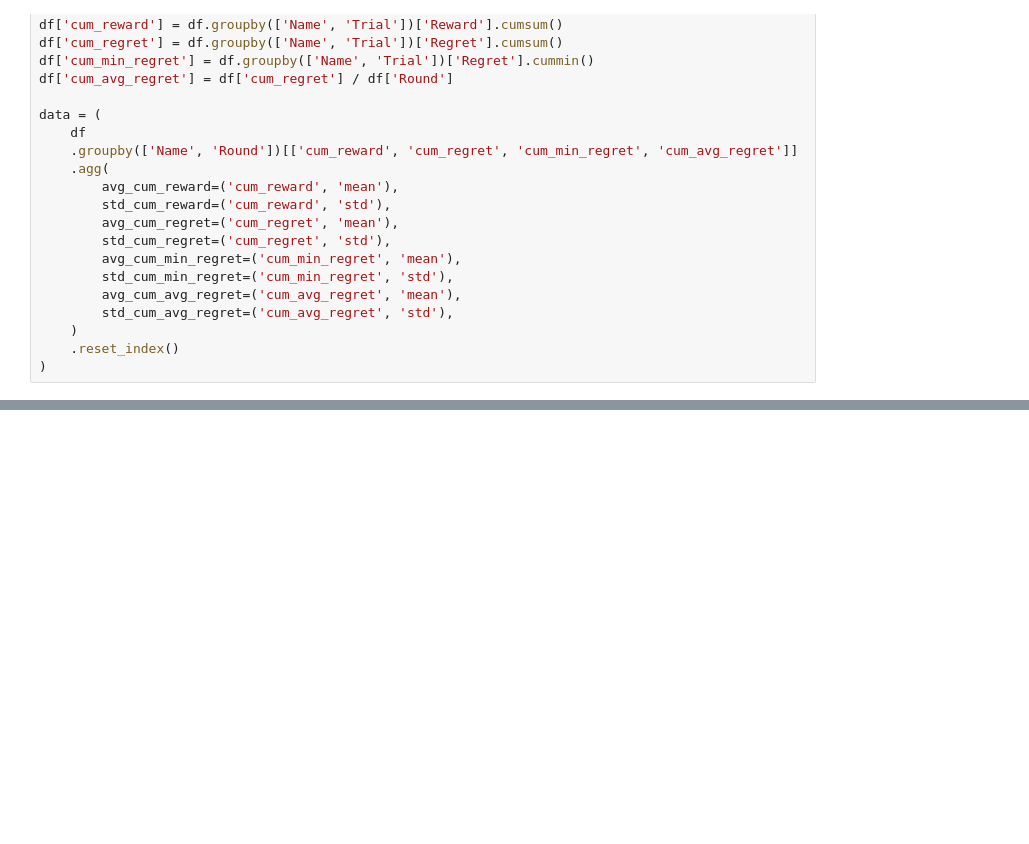
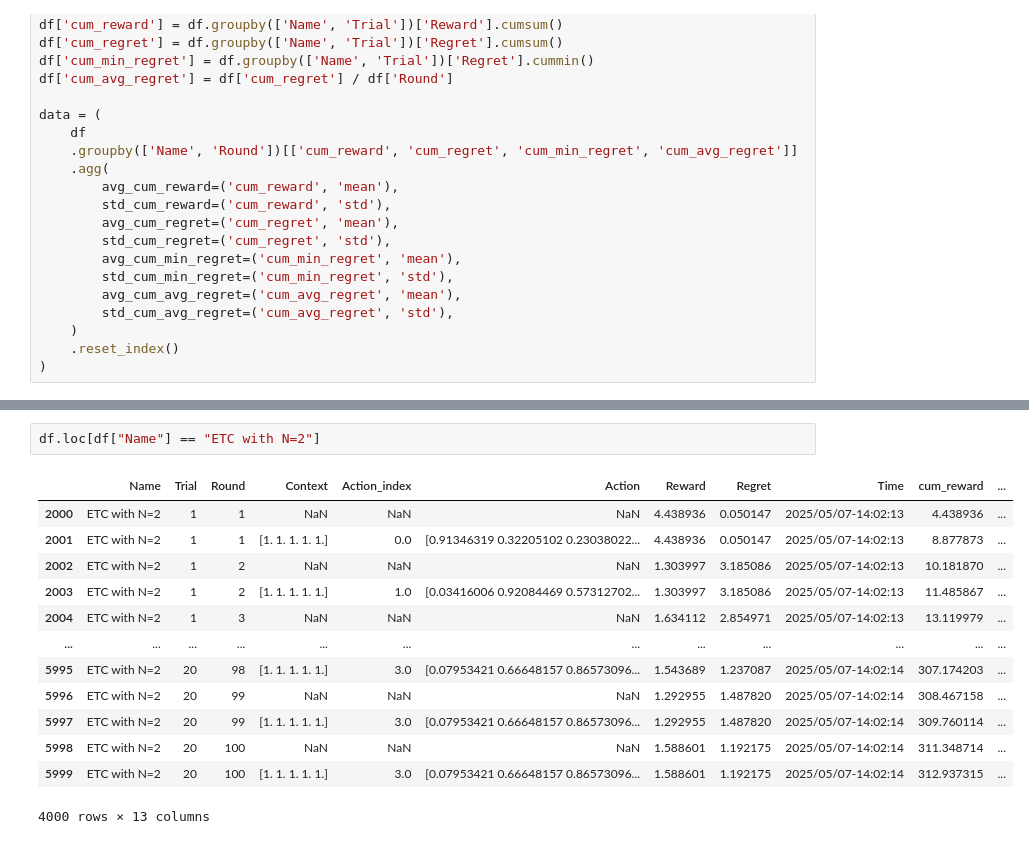
Before and after one commit to Martin092/ResearchProject, a Jupyter notebook: src/notebooks/testVisuzlizer.ipynb, the cells around one changed output, grey strips where cells are left out. Drawn from its saved outputs; the diff is of its cells as text; blank space fills up the shorter version.

```diff
--- a/src/notebooks/testVisuzlizer.ipynb
+++ b/src/notebooks/testVisuzlizer.ipynb
@@ -75,0 +78,16 @@ np.float64(9.0)
+# %%
+df.loc[df["Name"] == "ETC with N=2"]
+# %% [output]
+|  | Name | Trial | Round | Context | Action_index | Action | Reward | Regret | Time | cum_reward | ... |
+| 2000 | ETC with N=2 | 1 | 1 | NaN | NaN | NaN | 4.438936 | 0.050147 | 2025/05/07-14:02:13 | 4.438936 | ... |
+| 2001 | ETC with N=2 | 1 | 1 | [1. 1. 1. 1. 1.] | 0.0 | [0.91346319 0.32205102 0.23038022... | 4.438936 | 0.050147 | 2025/05/07-14:02:13 | 8.877873 | ... |
+| 2002 | ETC with N=2 | 1 | 2 | NaN | NaN | NaN | 1.303997 | 3.185086 | 2025/05/07-14:02:13 | 10.181870 | ... |
+| 2003 | ETC with N=2 | 1 | 2 | [1. 1. 1. 1. 1.] | 1.0 | [0.03416006 0.92084469 0.57312702... | 1.303997 | 3.185086 | 2025/05/07-14:02:13 | 11.485867 | ... |
+| 2004 | ETC with N=2 | 1 | 3 | NaN | NaN | NaN | 1.634112 | 2.854971 | 2025/05/07-14:02:13 | 13.119979 | ... |
+| ... | ... | ... | ... | ... | ... | ... | ... | ... | ... | ... | ... |
+| 5995 | ETC with N=2 | 20 | 98 | [1. 1. 1. 1. 1.] | 3.0 | [0.07953421 0.66648157 0.86573096... | 1.543689 | 1.237087 | 2025/05/07-14:02:14 | 307.174203 | ... |
+| 5996 | ETC with N=2 | 20 | 99 | NaN | NaN | NaN | 1.292955 | 1.487820 | 2025/05/07-14:02:14 | 308.467158 | ... |
+| 5997 | ETC with N=2 | 20 | 99 | [1. 1. 1. 1. 1.] | 3.0 | [0.07953421 0.66648157 0.86573096... | 1.292955 | 1.487820 | 2025/05/07-14:02:14 | 309.760114 | ... |
+| 5998 | ETC with N=2 | 20 | 100 | NaN | NaN | NaN | 1.588601 | 1.192175 | 2025/05/07-14:02:14 | 311.348714 | ... |
+| 5999 | ETC with N=2 | 20 | 100 | [1. 1. 1. 1. 1.] | 3.0 | [0.07953421 0.66648157 0.86573096... | 1.588601 | 1.192175 | 2025/05/07-14:02:14 | 312.937315 | ... |
+4000 rows × 13 columns
```
Also changed, not shown: parts of 5 cells of this notebook, 11 other files.
